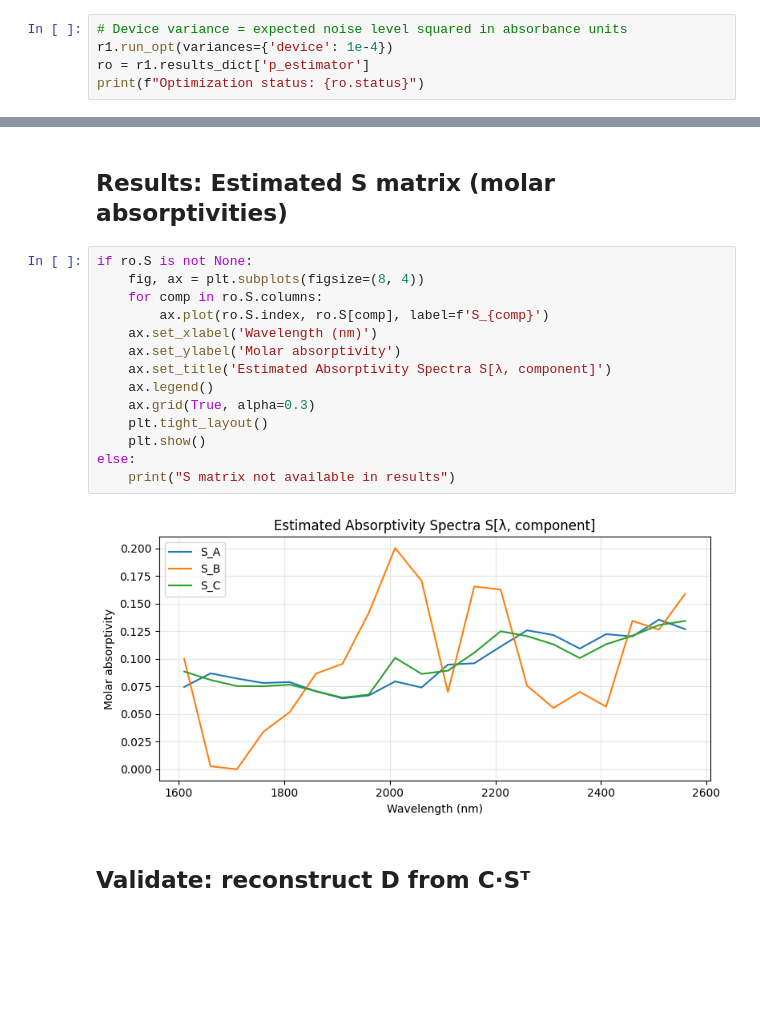
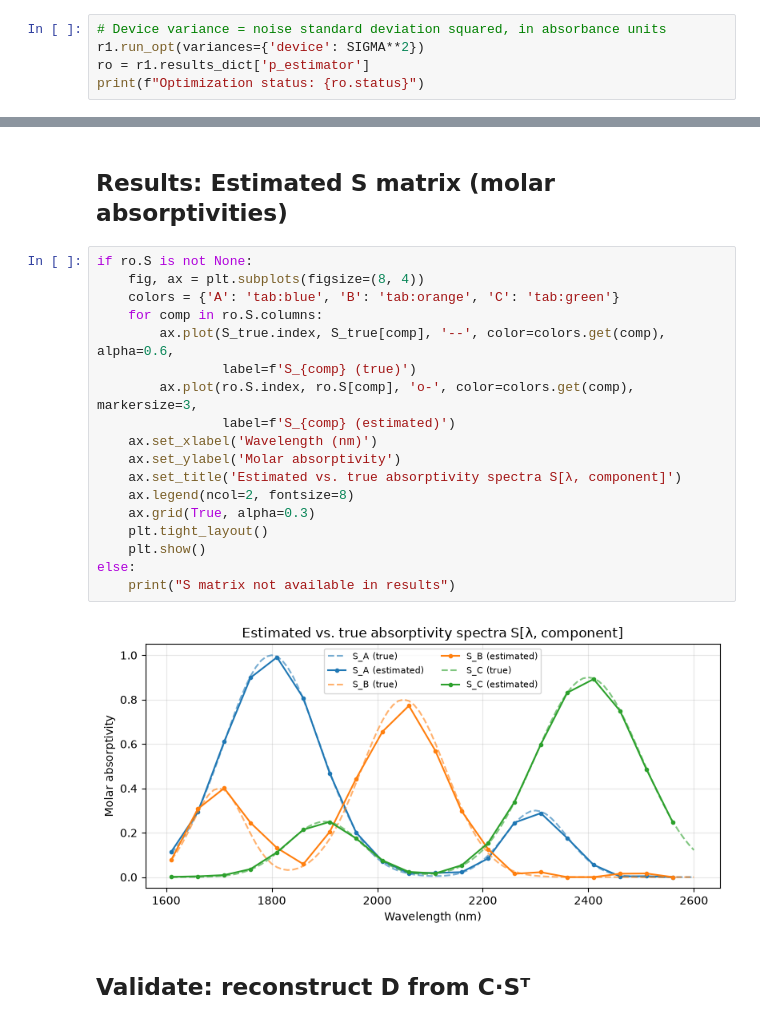
Before and after one commit to jkitchin/jax-kipet, a Jupyter notebook: notebooks/03_spectral_parameter_estimation.ipynb, the cells around one changed output, grey strips where cells are left out. Drawn from its saved outputs; the diff is of its cells as text; blank space fills up the shorter version.

```diff
--- a/notebooks/03_spectral_parameter_estimation.ipynb
+++ b/notebooks/03_spectral_parameter_estimation.ipynb
@@ -128,8 +148,8 @@ Model built:
 With spectral data, we provide a device (instrument) variance instead of per-component variances.
 The optimizer simultaneously fits k1, k2, and the S matrix (molar absorptivities).
 # %%
-# Device variance = expected noise level squared in absorbance units
-r1.run_opt(variances={'device': 1e-4})
+# Device variance = noise standard deviation squared, in absorbance units
+r1.run_opt(variances={'device': SIGMA**2})
 ro = r1.results_dict['p_estimator']
 print(f"Optimization status: {ro.status}")
 # %% [output]
@@ -180,19 +200,23 @@ plt.show()
 # %%
 if ro.S is not None:
     fig, ax = plt.subplots(figsize=(8, 4))
+    colors = {'A': 'tab:blue', 'B': 'tab:orange', 'C': 'tab:green'}
     for comp in ro.S.columns:
-        ax.plot(ro.S.index, ro.S[comp], label=f'S_{comp}')
+        ax.plot(S_true.index, S_true[comp], '--', color=colors.get(comp), alpha=0.6,
+                label=f'S_{comp} (true)')
+        ax.plot(ro.S.index, ro.S[comp], 'o-', color=colors.get(comp), markersize=3,
+                label=f'S_{comp} (estimated)')
     ax.set_xlabel('Wavelength (nm)')
     ax.set_ylabel('Molar absorptivity')
-    ax.set_title('Estimated Absorptivity Spectra S[λ, component]')
-    ax.legend()
+    ax.set_title('Estimated vs. true absorptivity spectra S[λ, component]')
+    ax.legend(ncol=2, fontsize=8)
     ax.grid(True, alpha=0.3)
     plt.tight_layout()
     plt.show()
 else:
     print("S matrix not available in results")
 # %% [output]
-[figure, old version]
+[figure, new version]
 # %% [markdown]
 ## Validate: reconstruct D from C·Sᵀ
 # %%
```
Also changed, not shown: parts of 12 cells of this notebook, 1 other file.
